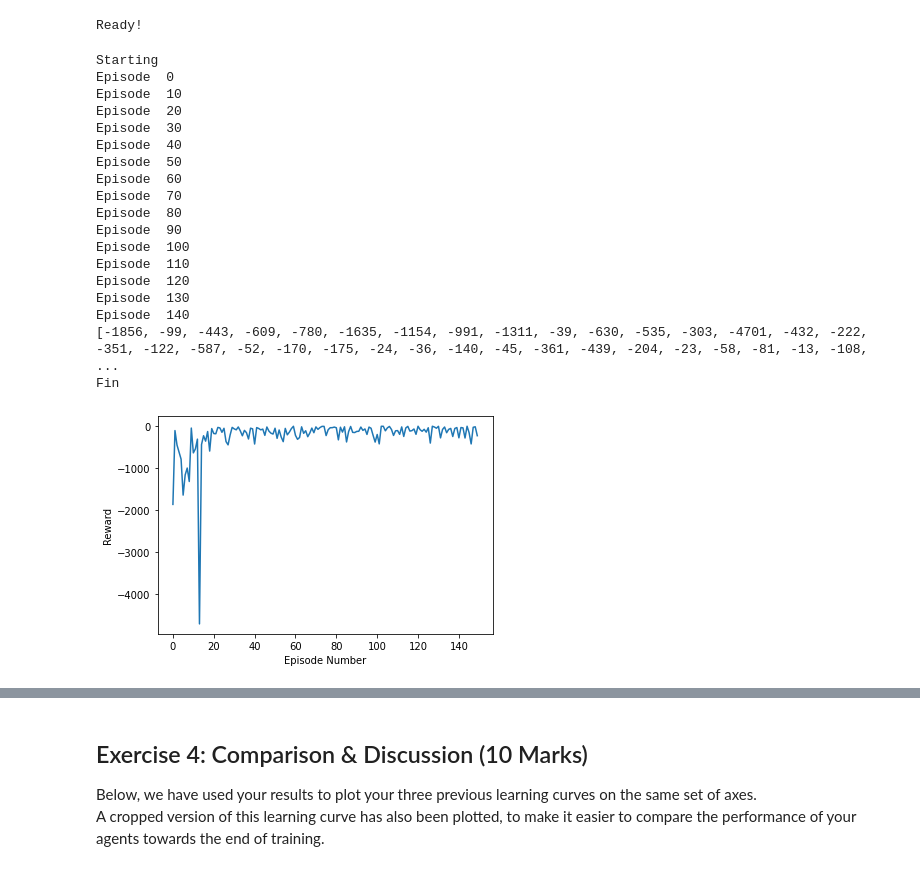
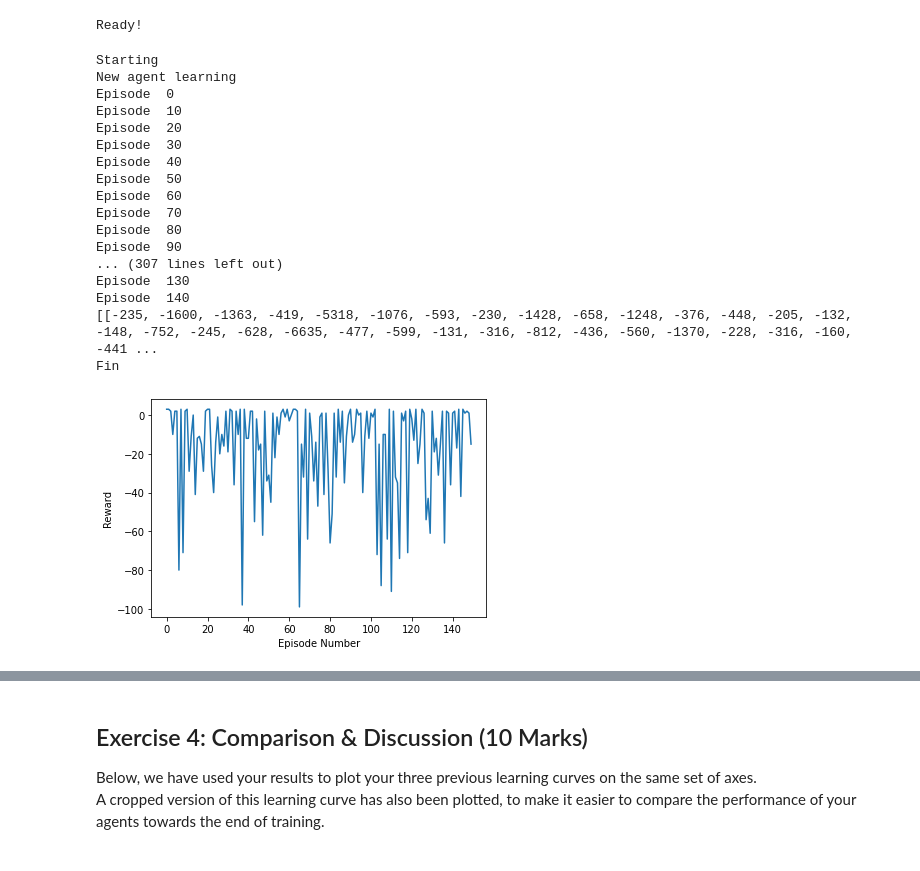
Before and after one commit to fj317/ReinforcedLearningAgents, a Jupyter notebook: rl_cw/rl_cw_2_racetrack.ipynb, the cells around one changed output, grey strips where cells are left out. Saved outputs shown, nothing was run; the diff lists cells and outputs as text; code cells hidden in the pictures.

```diff
--- a/rl_cw/rl_cw_2_racetrack.ipynb
+++ b/rl_cw/rl_cw_2_racetrack.ipynb
@@ -148,6 +148,7 @@ Q = {}
 𝛾 = 0.9
 𝜖 = 0.15
 episodeNumber = 150
+agentNumber = 20
 print("Ready!")
 # %% [output]
 Ready!
@@ -206,38 +207,42 @@ def checkExists(episode, state, action):
     return False
 # %%
 print("Starting")
-for currEpisode in range (episodeNumber):
-    if currEpisode % 10 == 0:
-        print("Episode ", currEpisode)
-    mc_rewards.append(0)
-    episode = generateEpisode(policy)
-    episodeList = []
-    G = 0
-    for t in range (len(episode) - 2, 0, -1):
-        state = episode[t][0]
-        action = episode[t][1]
-        reward = episode[t+1][2]
-        #print("State: ", state, "Action: ", action, "Reward: ", reward)
-        G = 𝛾 * G + reward
-        mc_rewards[currEpisode] += reward
-        if not checkExists(np.asarray(episode)[0:t,[0, 1]], state, action):
-            # add to returns list
-            returns[state, action] += G
-            N[state, action] += 1
-            # find average
-            Q[state, action] = returns[state, action] / N[state, action]
-            actionIndex = findMaxAction(Q, state)
-            #print("State: ", state, "Top action: ", actionIndex)
-            # go thru each action and check if matches, calculate probs
-            for i in range(9):
-                if i == actionIndex:
-                    policy[state, i] = 1 - 𝜖 + (𝜖/9)
-                else:
-                    policy[state, i] = 𝜖/9
+for currAgent in range (agentNumber):
+    print("New agent learning")
+    mc_rewards.append([])
+    for currEpisode in range (episodeNumber):
+        if currEpisode % 10 == 0:
+            print("Episode ", currEpisode)
+        mc_rewards[currAgent].append(0)
+        episode = generateEpisode(policy)
+        episodeList = []
+        G = 0
+        for t in range (len(episode) - 2, 0, -1):
+            state = episode[t][0]
+            action = episode[t][1]
+            reward = episode[t+1][2]
+            #print("State: ", state, "Action: ", action, "Reward: ", reward)
+            G = 𝛾 * G + reward
+            mc_rewards[currAgent][currEpisode] += reward
+            if not checkExists(episode, state, action):
+                # add to returns list
+                returns[state, action] += G
+                N[state, action] += 1
+                # find average
+                Q[state, action] = returns[state, action] / N[state, action]
+                actionIndex = findMaxAction(Q, state)
+                #print("State: ", state, "Top action: ", actionIndex)
+                # go thru each action and check if matches, calculate probs
+                for i in range(9):
+                    if i == actionIndex:
+                        policy[state, i] = 1 - 𝜖 + (𝜖/9)
+                    else:
+                        policy[state, i] = 𝜖/9
 print(mc_rewards)
 print("Fin")
 # %% [output]
 Starting
+New agent learning
 Episode  0
 Episode  10
 Episode  20
@@ -248,23 +253,21 @@ Episode  60
 Episode  70
 Episode  80
 Episode  90
-Episode  100
-Episode  110
-Episode  120
+... (307 lines left out)
 Episode  130
 Episode  140
-[-1856, -99, -443, -609, -780, -1635, -1154, -991, -1311, -39, -630, -535, -303, -4701, -432, -222, -351, -122, -587, -52, -170, -175, -24, -36, -140, -45, -361, -439, -204, -23, -58, -81, -13, -108,  ...
+[[-235, -1600, -1363, -419, -5318, -1076, -593, -230, -1428, -658, -1248, -376, -448, -205, -132, -148, -752, -245, -628, -6635, -477, -599, -131, -316, -812, -436, -560, -1370, -228, -316, -160, -441 ...
 Fin
 # %%
 #pprint.pprint(returns)
 #pprint.pprint(Q)
 #pprint.pprint(policy)
-plt.plot([i for i in range(0, episodeNumber)], mc_rewards)
+plt.plot([i for i in range(0, episodeNumber)], mc_rewards[18])
 plt.xlabel('Episode Number')
 plt.ylabel('Reward')
 plt.show()
 # %% [output]
-[figure, old version]
+[figure, new version]
 # %%
 def playGame(policy):
     state = env.reset()
```
Also changed, not shown: parts of 7 cells of this notebook, 1 other file.
